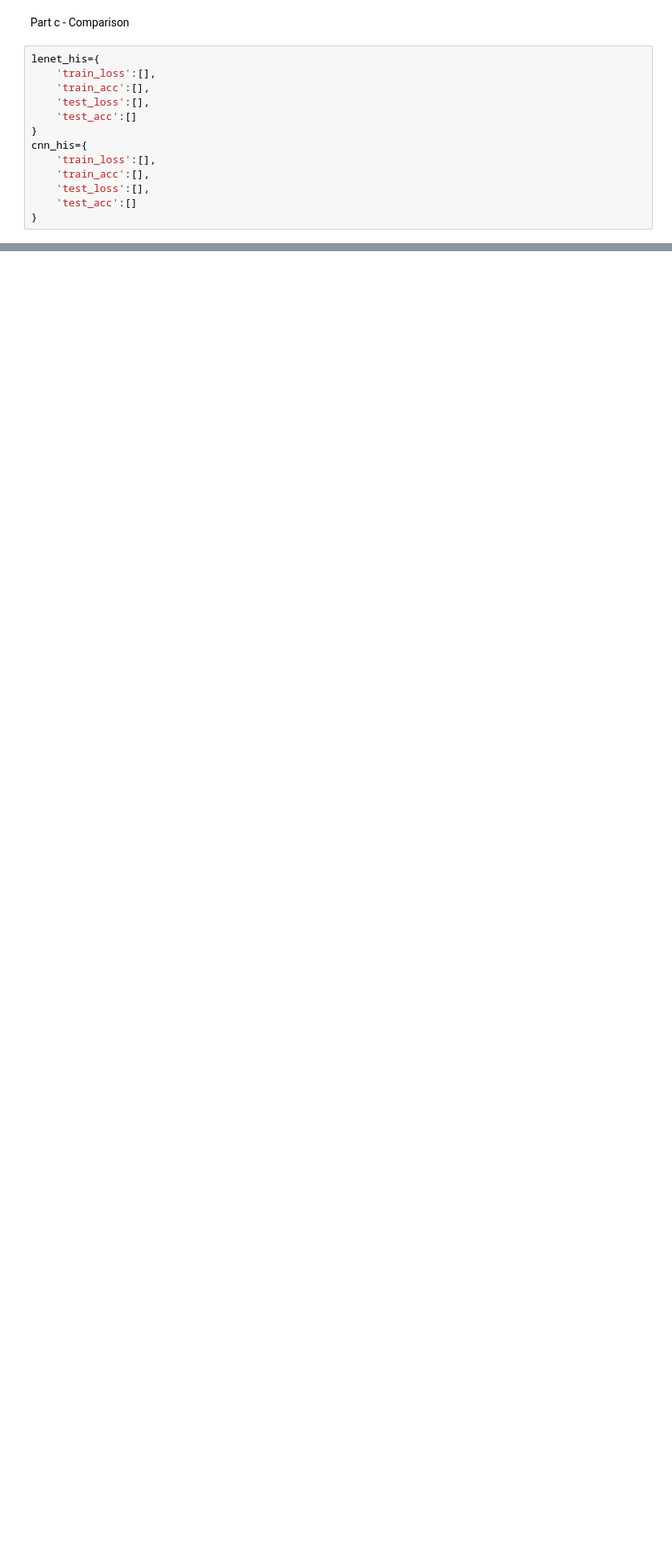
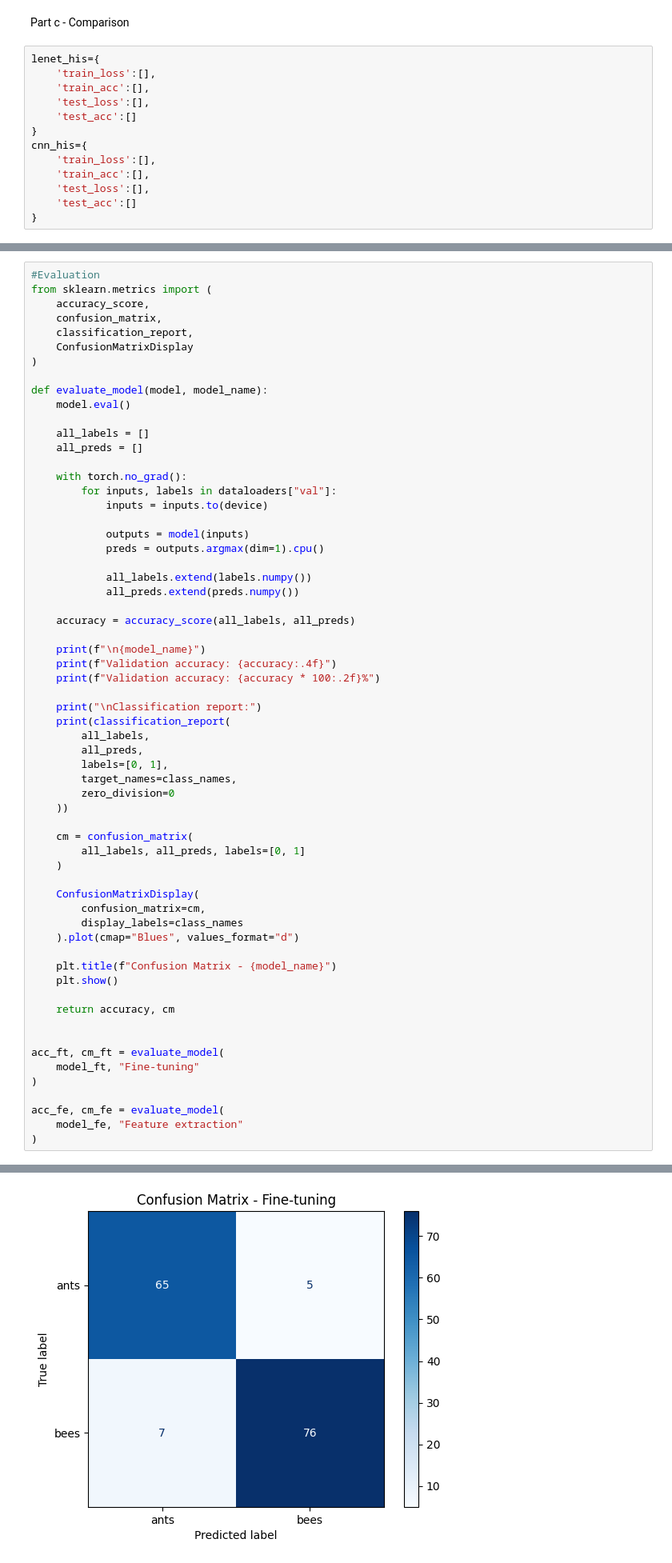
Before and after one commit to shalaniupekshani/EN3160-Assignment-3-on-Neural-Networks, a Jupyter notebook: A02_230659H.ipynb, the cells around one changed output, grey strips where cells are left out. Shown at 80% size. Cells and saved outputs as stored; diff of their text form; blank space fills up the shorter version.

```diff
--- a/A02_230659H.ipynb
+++ b/A02_230659H.ipynb
@@ -453,0 +887,63 @@ def train_and_log(model,optimizer,criterion,history,epochs=10):
+# %%
+#Evaluation
+from sklearn.metrics import (
+    accuracy_score,
+    confusion_matrix,
+    classification_report,
+    ConfusionMatrixDisplay
+)
+
+def evaluate_model(model, model_name):
+    model.eval()
+
+    all_labels = []
+    all_preds = []
+
+    with torch.no_grad():
+        for inputs, labels in dataloaders["val"]:
+            inputs = inputs.to(device)
+
+            outputs = model(inputs)
+            preds = outputs.argmax(dim=1).cpu()
+
+            all_labels.extend(labels.numpy())
+            all_preds.extend(preds.numpy())
+
+    accuracy = accuracy_score(all_labels, all_preds)
+
+    print(f"\n{model_name}")
+    print(f"Validation accuracy: {accuracy:.4f}")
+    print(f"Validation accuracy: {accuracy * 100:.2f}%")
+
+    print("\nClassification report:")
+    print(classification_report(
+        all_labels,
+        all_preds,
+        labels=[0, 1],
+        target_names=class_names,
+        zero_division=0
+    ))
+
+    cm = confusion_matrix(
+        all_labels, all_preds, labels=[0, 1]
+    )
+
+    ConfusionMatrixDisplay(
+        confusion_matrix=cm,
+        display_labels=class_names
+    ).plot(cmap="Blues", values_format="d")
+
+    plt.title(f"Confusion Matrix - {model_name}")
+    plt.show()
+
+    return accuracy, cm
+
+
+acc_ft, cm_ft = evaluate_model(
+    model_ft, "Fine-tuning"
+)
+
+acc_fe, cm_fe = evaluate_model(
+    model_fe, "Feature extraction"
+)
+# %% [output]
@@ -453,0 +963 @@ def train_and_log(model,optimizer,criterion,history,epochs=10):
+[figure, added]
```
Also changed, not shown: parts of 26 cells of this notebook.
